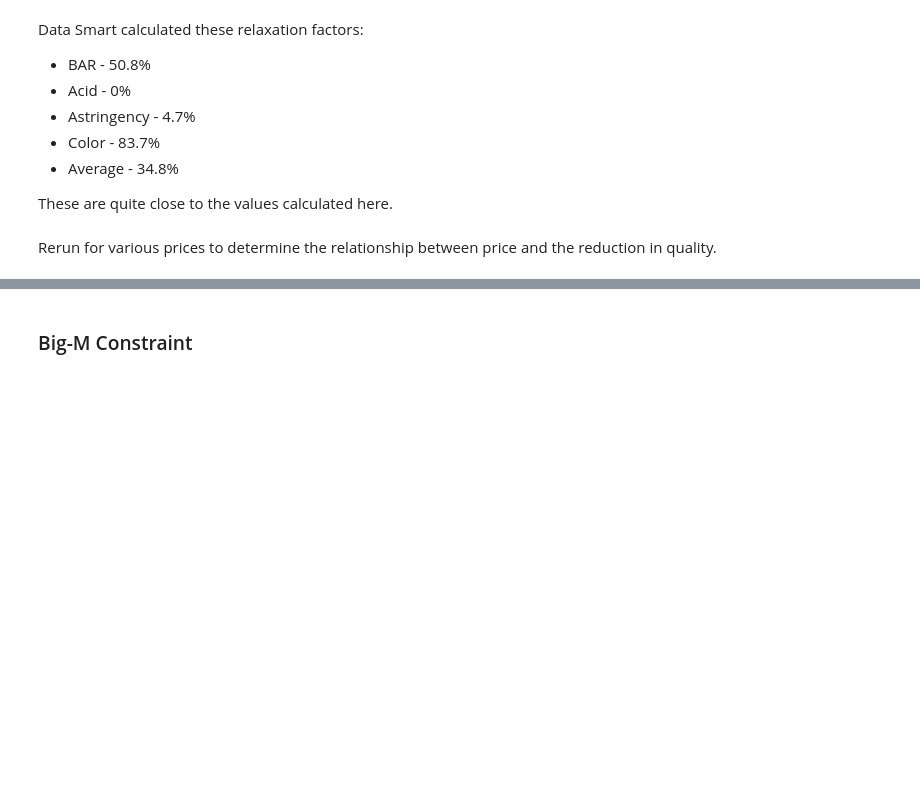
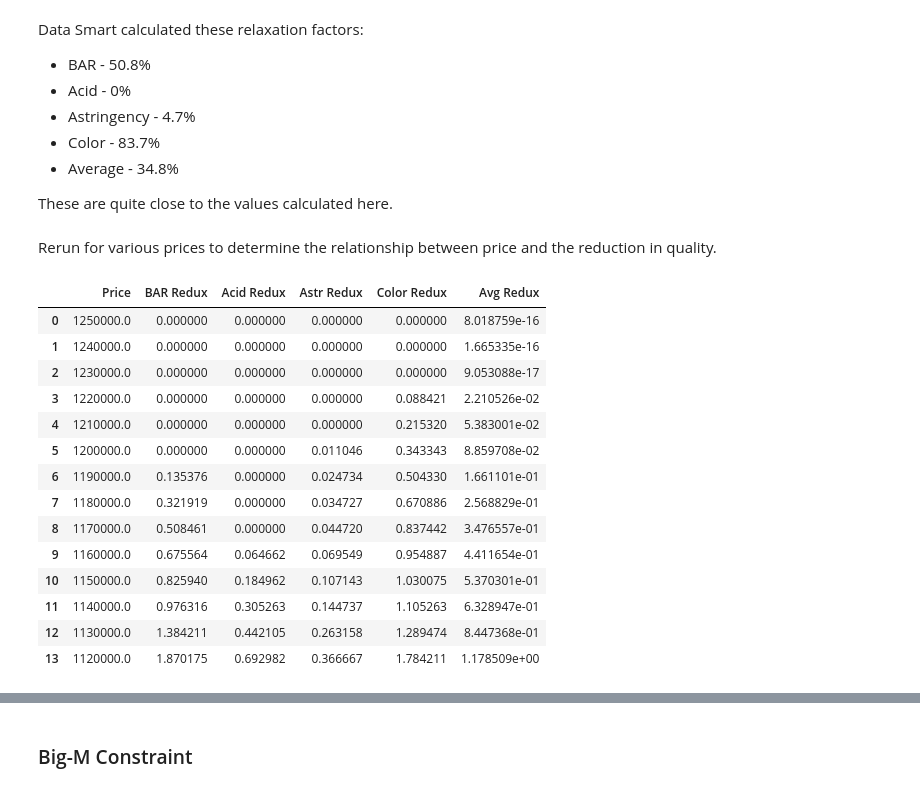
Before and after one commit to slstarnes/data-smart-sans-excel, a Jupyter notebook: Data Smart Sans Excel - Ch. 4.ipynb, the cells around one changed output, grey strips where cells are left out. Cells and saved outputs as stored; diff of their text form; code cells hidden in the pictures; blank space fills up the shorter version.

```diff
--- a/Data Smart Sans Excel - Ch. 4.ipynb
+++ b/Data Smart Sans Excel - Ch. 4.ipynb
@@ -392,20 +414,32 @@ These are quite close to the values calculated here.
 Rerun for various prices to determine the relationship between price and the reduction in quality.
 # %%
 %matplotlib notebook
-price_vs_relaxed_qual = pd.DataFrame(columns=('Price','Relax Factor'))
-
-# for price in range(1300000,1000000,-10000):
+price_vs_relaxed_qual = pd.DataFrame(columns=('Price','BAR Redux','Acid Redux',
+                                               'Astr Redux','Color Redux','Avg Redux'))
+b_ub_vary = b_ub.copy()
 for i, price in enumerate(range(1250000,1110000,-10000)):
-    b_ub = np.hstack((qty_avail,
-                      -valencia_req,
-                      np.tile([12.5,-11.5],3),
-                      np.tile([0.01,-0.0075],3),
-                      np.tile([4,0],3),
-                      np.tile([5.5,-4.5],3),
-                      price))
+    b_ub_vary[-1] = price
     res = linprog(c, A_eq=A_eq, b_eq=b_eq,
-                  A_ub=A_ub, b_ub=b_ub,bounds=(0, None),options={"disp": False})
-    price_vs_relaxed_qual.loc[i] = [price,res.fun*100]
+                  A_ub=A_ub, b_ub=b_ub_vary,bounds=(0, None),options={"disp": False})
+    price_vs_relaxed_qual.loc[i] = np.hstack((price,res.x[-5:]))
+# %%
+price_vs_relaxed_qual
+# %% [output]
+|  | Price | BAR Redux | Acid Redux | Astr Redux | Color Redux | Avg Redux |
+| 0 | 1250000.0 | 0.000000 | 0.000000 | 0.000000 | 0.000000 | 8.018759e-16 |
+| 1 | 1240000.0 | 0.000000 | 0.000000 | 0.000000 | 0.000000 | 1.665335e-16 |
+| 2 | 1230000.0 | 0.000000 | 0.000000 | 0.000000 | 0.000000 | 9.053088e-17 |
+| 3 | 1220000.0 | 0.000000 | 0.000000 | 0.000000 | 0.088421 | 2.210526e-02 |
+| 4 | 1210000.0 | 0.000000 | 0.000000 | 0.000000 | 0.215320 | 5.383001e-02 |
+| 5 | 1200000.0 | 0.000000 | 0.000000 | 0.011046 | 0.343343 | 8.859708e-02 |
+| 6 | 1190000.0 | 0.135376 | 0.000000 | 0.024734 | 0.504330 | 1.661101e-01 |
+| 7 | 1180000.0 | 0.321919 | 0.000000 | 0.034727 | 0.670886 | 2.568829e-01 |
+| 8 | 1170000.0 | 0.508461 | 0.000000 | 0.044720 | 0.837442 | 3.476557e-01 |
+| 9 | 1160000.0 | 0.675564 | 0.064662 | 0.069549 | 0.954887 | 4.411654e-01 |
+| 10 | 1150000.0 | 0.825940 | 0.184962 | 0.107143 | 1.030075 | 5.370301e-01 |
+| 11 | 1140000.0 | 0.976316 | 0.305263 | 0.144737 | 1.105263 | 6.328947e-01 |
+| 12 | 1130000.0 | 1.384211 | 0.442105 | 0.263158 | 1.289474 | 8.447368e-01 |
+| 13 | 1120000.0 | 1.870175 | 0.692982 | 0.366667 | 1.784211 | 1.178509e+00 |
 # %%
 price_vs_relaxed_qual = price_vs_relaxed_qual.set_index('Price',drop=True)
 price_vs_relaxed_qual.sort_index(ascending=True,inplace=True)
```
Also changed, not shown: parts of 23 cells of this notebook.
